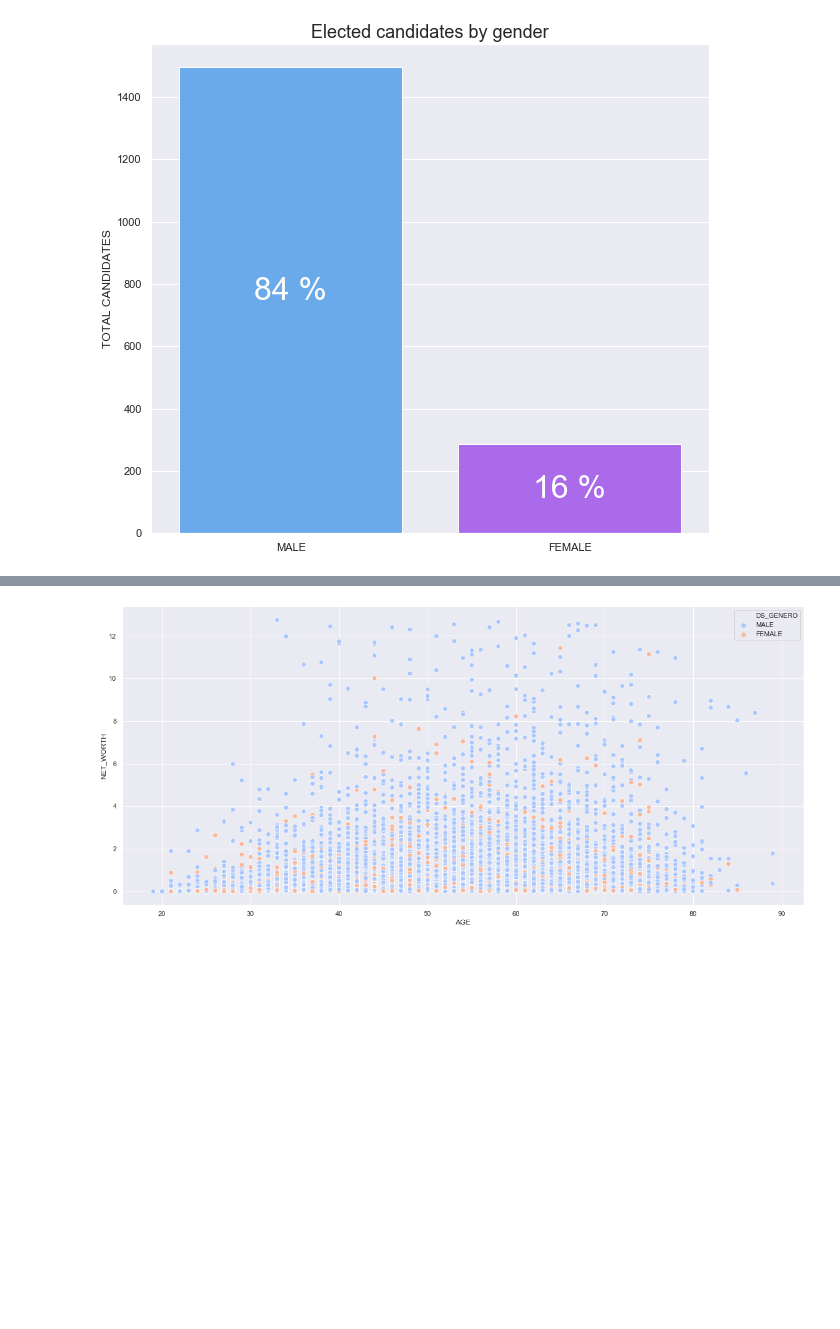
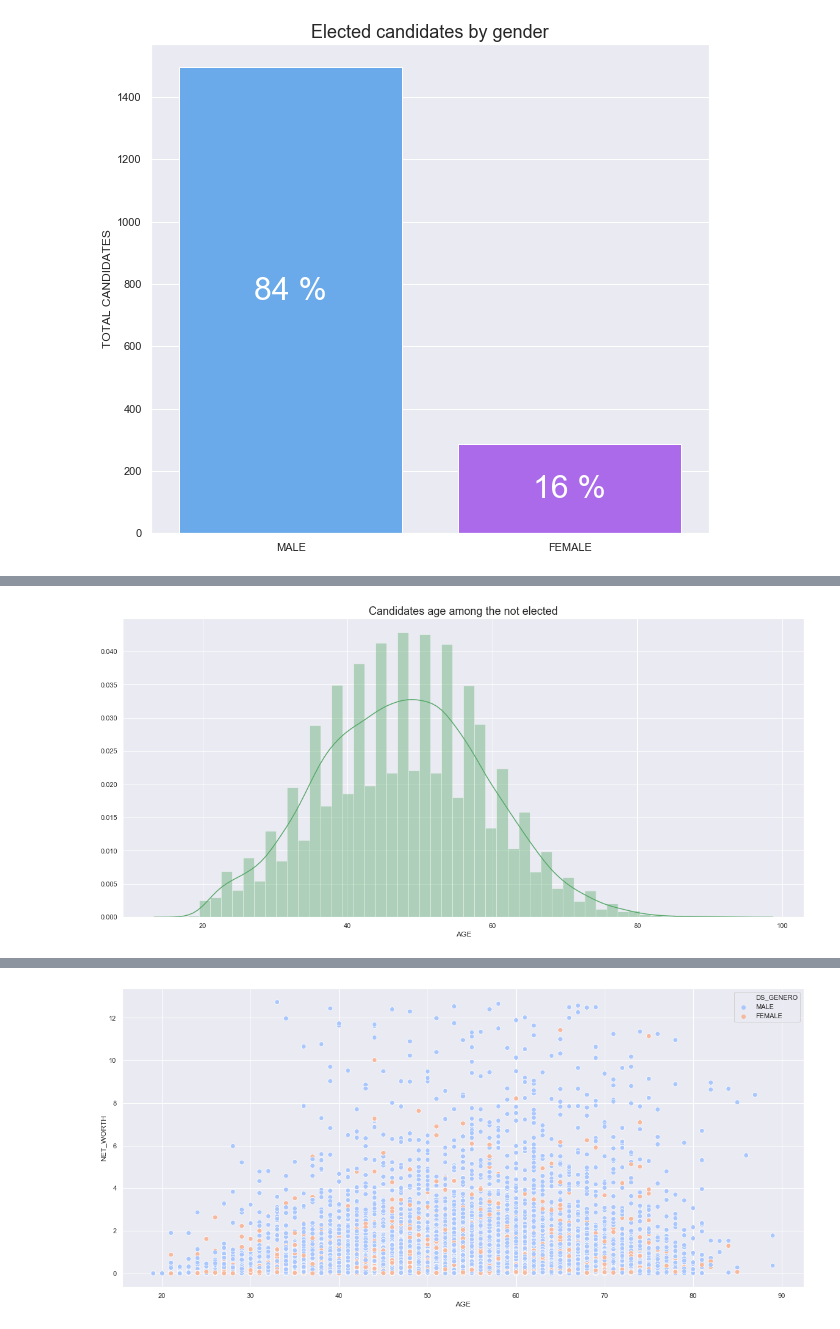
Before and after one commit to gguillaux/brazil_elections_2018, a Jupyter notebook: EDA.ipynb, the cells around one changed output, grey strips where cells are left out. Drawn from its saved outputs; the diff is of its cells as text; code cells hidden in the pictures; blank space fills up the shorter version.

```diff
--- a/EDA.ipynb
+++ b/EDA.ipynb
@@ -211,0 +240,7 @@ sns.distplot(aux.AGE[aux.AGE < 90])
+# %%
+g = sns.distplot(aux.query('STATUS != "ELECTED" & AGE < 100').AGE, color='g')
+plt.title('Candidates age among the not elected',
+          fontdict={'fontsize': 18})
+plt.show()
+# %% [output]
+[figure, added]
```
Also changed, not shown: parts of 8 cells of this notebook.
